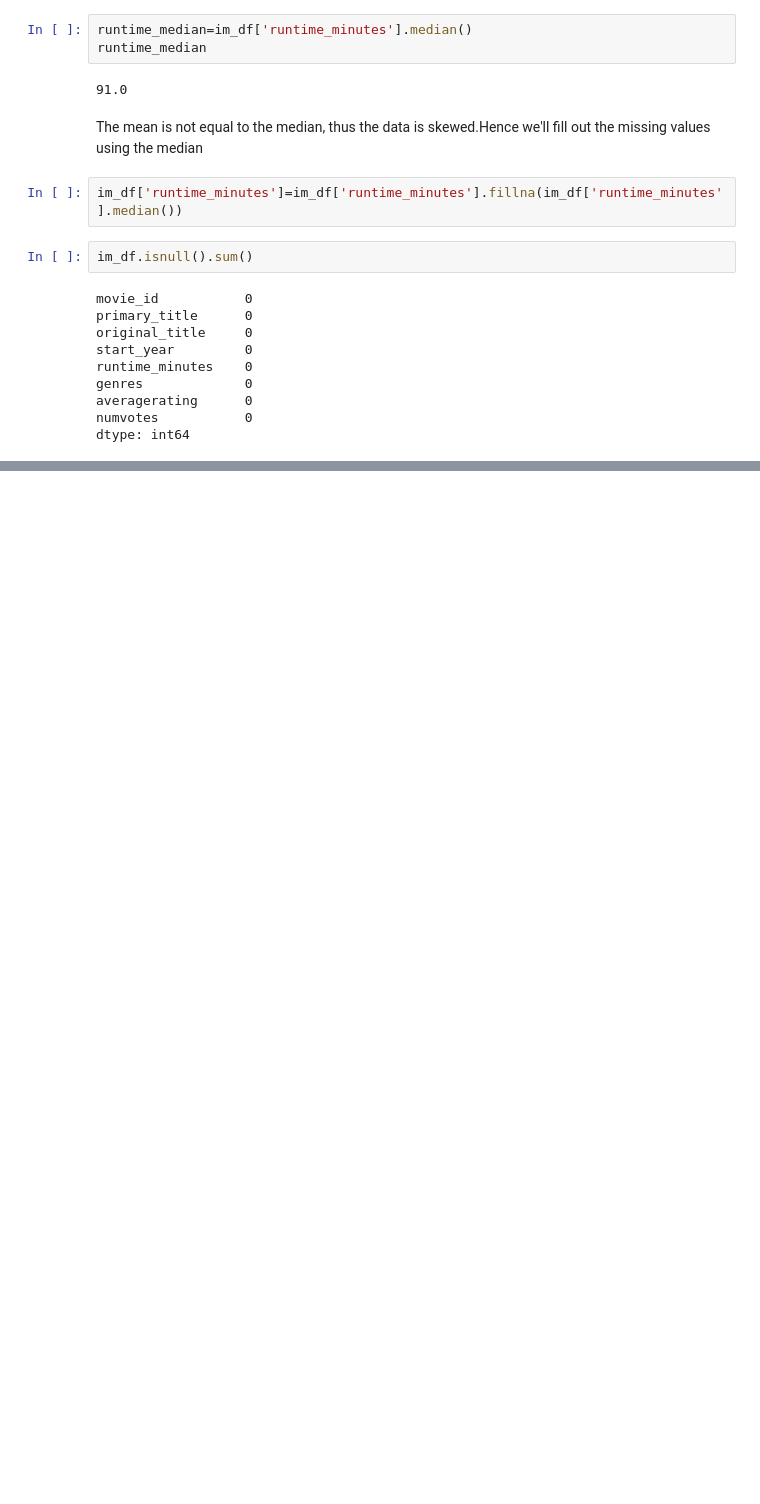
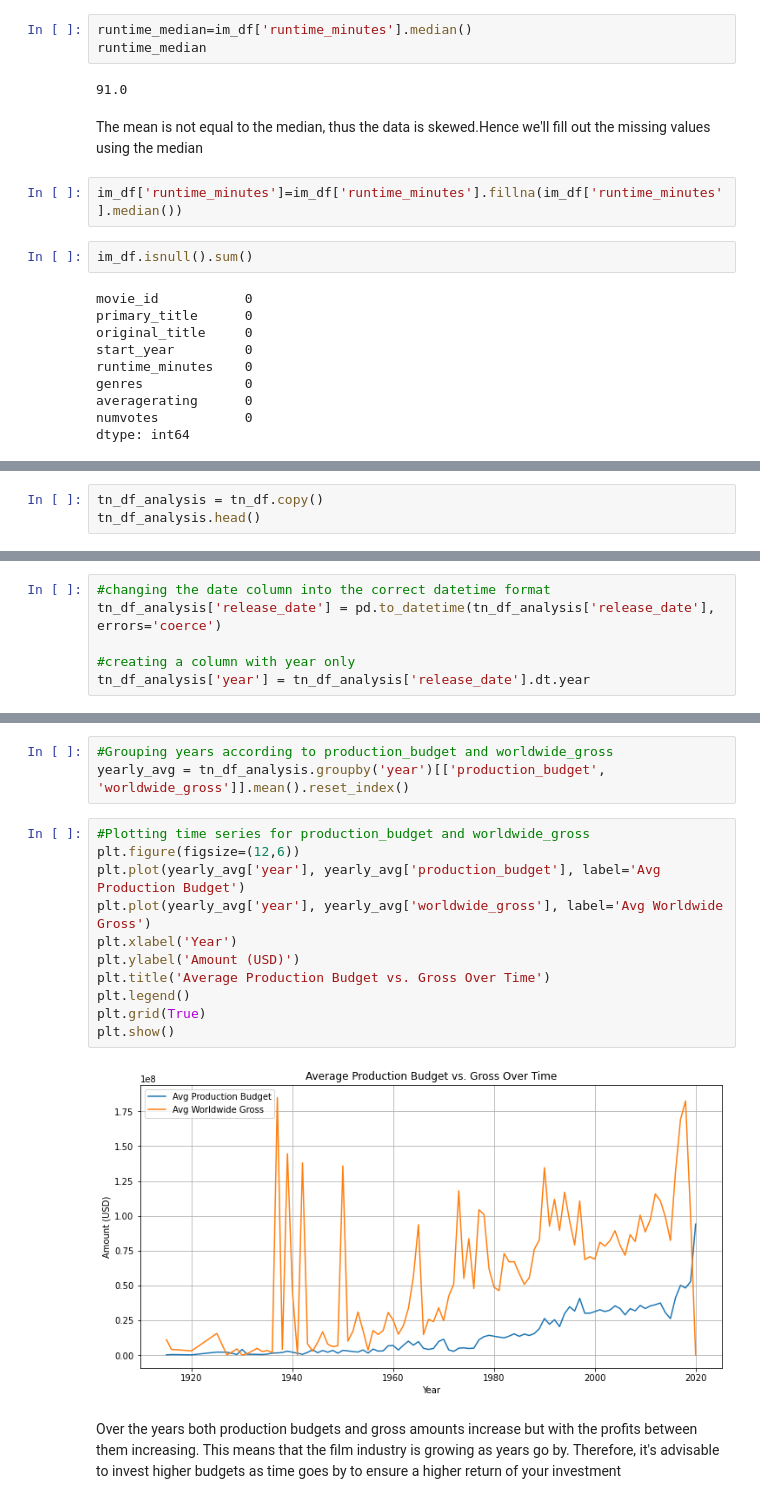
Before and after one commit to Christine-Muhoro/movie_group_project, a Jupyter notebook: index.ipynb, the cells around one changed output, grey strips where cells are left out. Cells and saved outputs as stored; diff of their text form; blank space fills up the shorter version.

```diff
--- a/index.ipynb
+++ b/index.ipynb
@@ -362,0 +495,3 @@ dtype: int64
+# %%
+tn_df_analysis = tn_df.copy()
+tn_df_analysis.head()
@@ -362,0 +515,6 @@ dtype: int64
+# %%
+#changing the date column into the correct datetime format
+tn_df_analysis['release_date'] = pd.to_datetime(tn_df_analysis['release_date'], errors='coerce')
+
+#creating a column with year only
+tn_df_analysis['year'] = tn_df_analysis['release_date'].dt.year
@@ -362,0 +527,18 @@ dtype: int64
+# %%
+#Grouping years according to production_budget and worldwide_gross
+yearly_avg = tn_df_analysis.groupby('year')[['production_budget', 'worldwide_gross']].mean().reset_index()
+# %%
+#Plotting time series for production_budget and worldwide_gross
+plt.figure(figsize=(12,6))
+plt.plot(yearly_avg['year'], yearly_avg['production_budget'], label='Avg Production Budget')
+plt.plot(yearly_avg['year'], yearly_avg['worldwide_gross'], label='Avg Worldwide Gross')
+plt.xlabel('Year')
+plt.ylabel('Amount (USD)')
+plt.title('Average Production Budget vs. Gross Over Time')
+plt.legend()
+plt.grid(True)
+plt.show()
+# %% [output]
+[figure, added]
+# %% [markdown]
+Over the years both production budgets and gross amounts increase but with the profits between them increasing. This means that the film industry is growing as years go by. Therefore, it's advisable to invest higher budgets as time goes by to ensure a higher return of your investment
```
Also changed, not shown: parts of 42 cells of this notebook, 1 other file.
